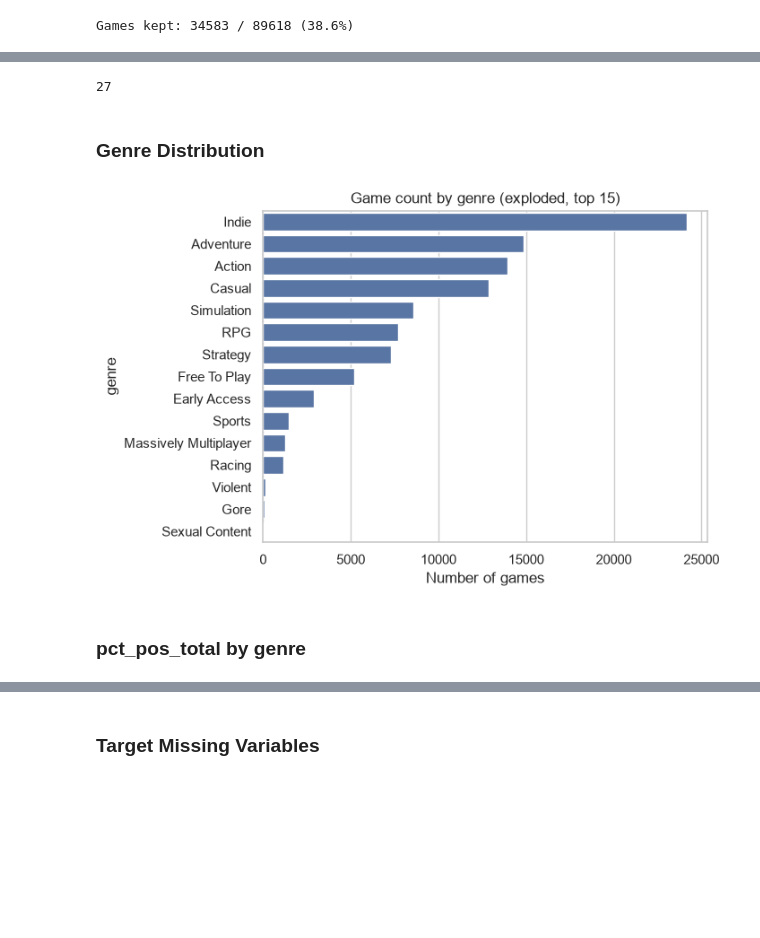
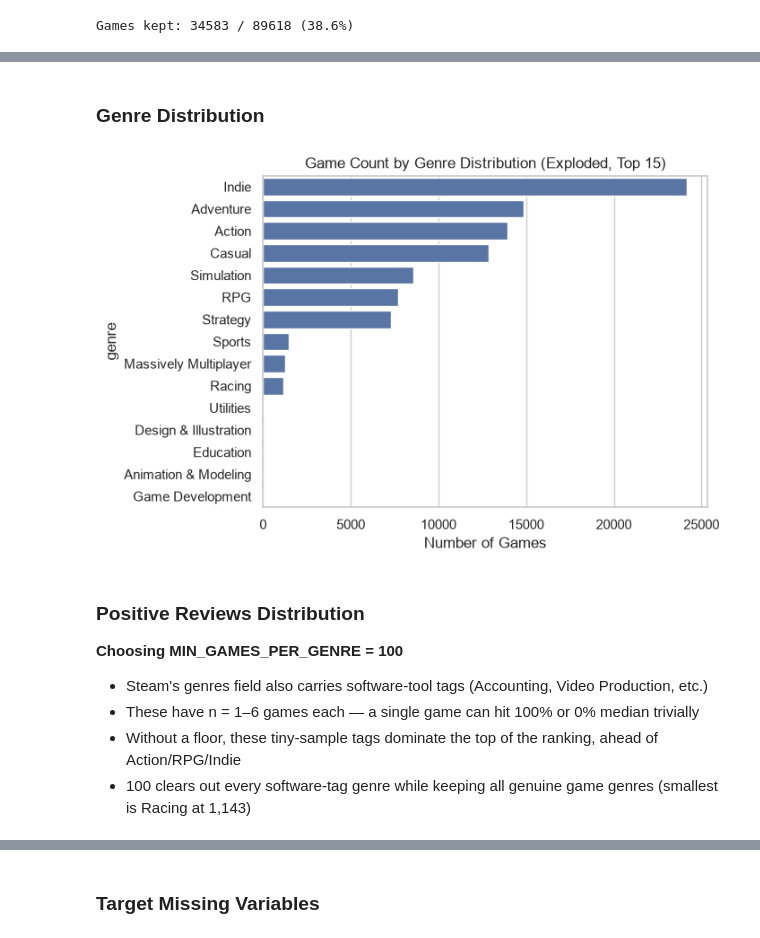
Before and after one commit to rakeikahukoti-del/DATA301-GP, a Jupyter notebook: notebooks/eda-rakei.ipynb, the cells around one changed output, grey strips where cells are left out. Saved outputs shown, nothing was run; the diff lists cells and outputs as text; code cells hidden in the pictures; blank space fills up the shorter version.

```diff
--- a/notebooks/eda-rakei.ipynb
+++ b/notebooks/eda-rakei.ipynb
@@ -49,10 +49,7 @@ pd.DataFrame({"n_missing": missing, "pct_missing": missing_pct})
 # %%
-drop_cols = [
-    "header_image", "website", "support_url", "support_email",
-    "metacritic_url", "screenshots", "movies", "packages",
-    "detailed_description", "about_the_game", "short_description",
-    "notes", "user_score", "score_rank",
-]
+drop_cols = ["header_image", "website", "support_url", "support_email","metacritic_url", "screenshots", "movies", "packages",
+    "detailed_description", "about_the_game", "short_description","notes", "user_score", "score_rank",]
+
 df_eda = df.drop(columns=drop_cols)
 df_eda.shape
 # %% [output]
@@ -62,8 +59,7 @@ df_eda.shape
 # %%
 import ast
 
-list_cols = ["genres", "categories", "developers", "publishers",
-             "supported_languages", "full_audio_languages", "tags"]
+list_cols = ["genres", "categories", "developers", "publishers", "supported_languages", "full_audio_languages", "tags"]
 
 def parse_list_col(x):
     try:
@@ -119,3 +133,20 @@ Games kept: 34583 / 89618 (38.6%)
 # %%
-df_eda["n_genres"].describe()
+NON_GENRE_DESCRIPTORS = {"Violent", "Gore", "Nudity", "Sexual Content", "Free To Play", "Early Access"}
+MIN_GAMES_PER_GENRE = 100
+
+n_zero_genre = (df_reviewed["genres"].apply(len) == 0).sum()
+print(f"Games with zero genres in df_reviewed: {n_zero_genre}")
+
+df_reviewed_g = df_reviewed[df_reviewed["genres"].apply(len) > 0].copy()
+
+df_genre = df_reviewed_g.explode("genres").rename(columns={"genres": "genre"})
+df_genre = df_genre[df_genre["genre"].notna() & (df_genre["genre"] != "")]
+
+n_unique_before = df_genre["genre"].nunique()
+df_genre = df_genre[~df_genre["genre"].isin(NON_GENRE_DESCRIPTORS)]
+n_unique_after = df_genre["genre"].nunique()
+
+print(f"Unique genre labels before removing descriptors: {n_unique_before}")
+print(f"Unique genre labels after removing descriptors:  {n_unique_after}")
+df_genre["genre"].nunique()
 # %% [output]
@@ -138,19 +157,20 @@ plt.show()
-# %%
-df_genre = df_reviewed.explode("genres").rename(columns={"genres": "genre"})
-df_genre = df_genre[df_genre["genre"].notna() & (df_genre["genre"] != "")]
-df_genre["genre"].nunique()
-# %% [output]
-27
 # %% [markdown]
 ### Genre Distribution
 # %%
 top_genres = df_genre["genre"].value_counts().head(15)
 sns.barplot(x=top_genres.values, y=top_genres.index)
-plt.title("Game count by genre (exploded, top 15)")
-plt.xlabel("Number of games")
+plt.title("Game Count by Genre Distribution (Exploded, Top 15)")
+plt.xlabel("Number of Games")
 plt.show()
 # %% [output]
-[figure, old version]
+[figure, new version]
 # %% [markdown]
-###  pct_pos_total by genre
+###  Positive Reviews Distribution
+
+**Choosing MIN_GAMES_PER_GENRE = 100**
+
+- Steam's genres field also carries software-tool tags (Accounting, Video Production, etc.)
+- These have n = 1–6 games each — a single game can hit 100% or 0% median trivially
+- Without a floor, these tiny-sample tags dominate the top of the ranking, ahead of Action/RPG/Indie
+- 100 clears out every software-tag genre while keeping all genuine game genres (smallest is Racing at 1,143)
 # %%
```
Also changed, not shown: parts of 15 cells of this notebook, 3 other files.
